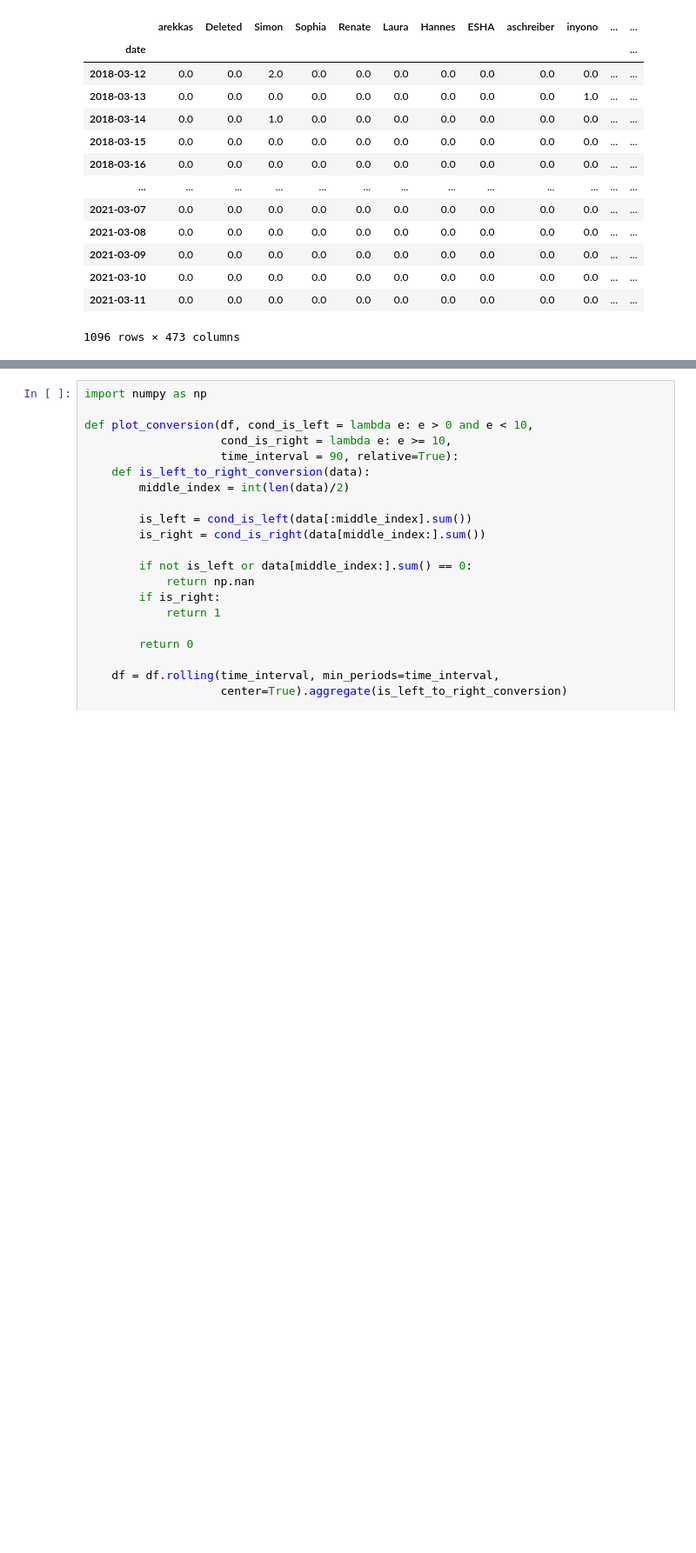
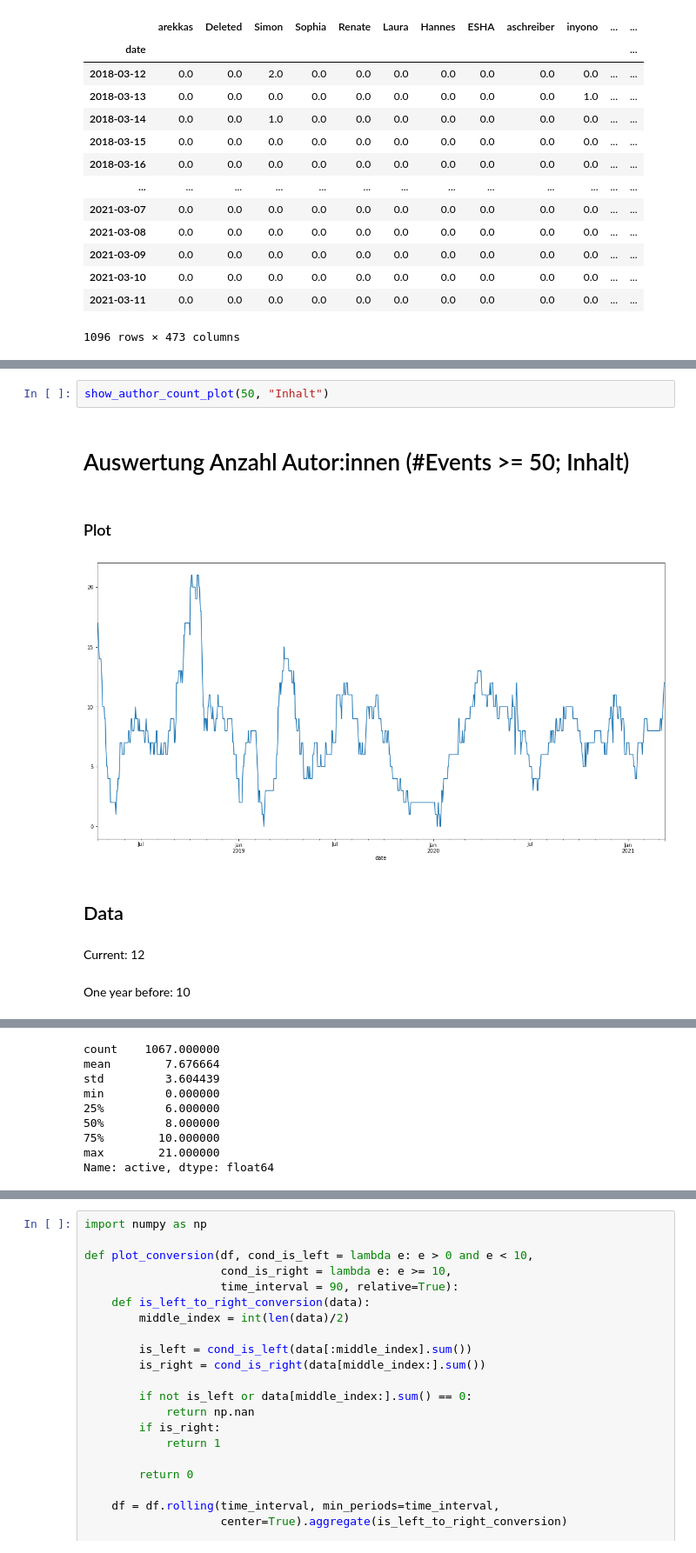
Before and after one commit to kulla/serlo-evaluations, a Jupyter notebook: 2021-03-17 Aktuelle Größe unserer Community.ipynb, the cells around one changed output, grey strips where cells are left out. Shown at 87% size. Drawn from its saved outputs; the diff is of its cells as text; blank space fills up the shorter version.

```diff
--- a/2021-03-17 Aktuelle Übergangsraten in der Aktivität.ipynb
+++ b/2021-03-17 Aktuelle Größe unserer Community.ipynb
@@ -135,0 +188,9 @@ df["active"].plot(figsize=(20,10))
+# %%
+show_author_count_plot(50, "Inhalt")
+# %% [output]
+# Auswertung Anzahl Autor:innen (#Events >= 50; Inhalt)
+### Plot
+[figure, added]
+## Data
+Current: 12
+One year before: 10
@@ -135,0 +198,9 @@ df["active"].plot(figsize=(20,10))
+count    1067.000000
+mean        7.676664
+std         3.604439
+min         0.000000
+25%         6.000000
+50%         8.000000
+75%        10.000000
+max        21.000000
+Name: active, dtype: float64
```
Also changed, not shown: parts of 15 cells of this notebook.
